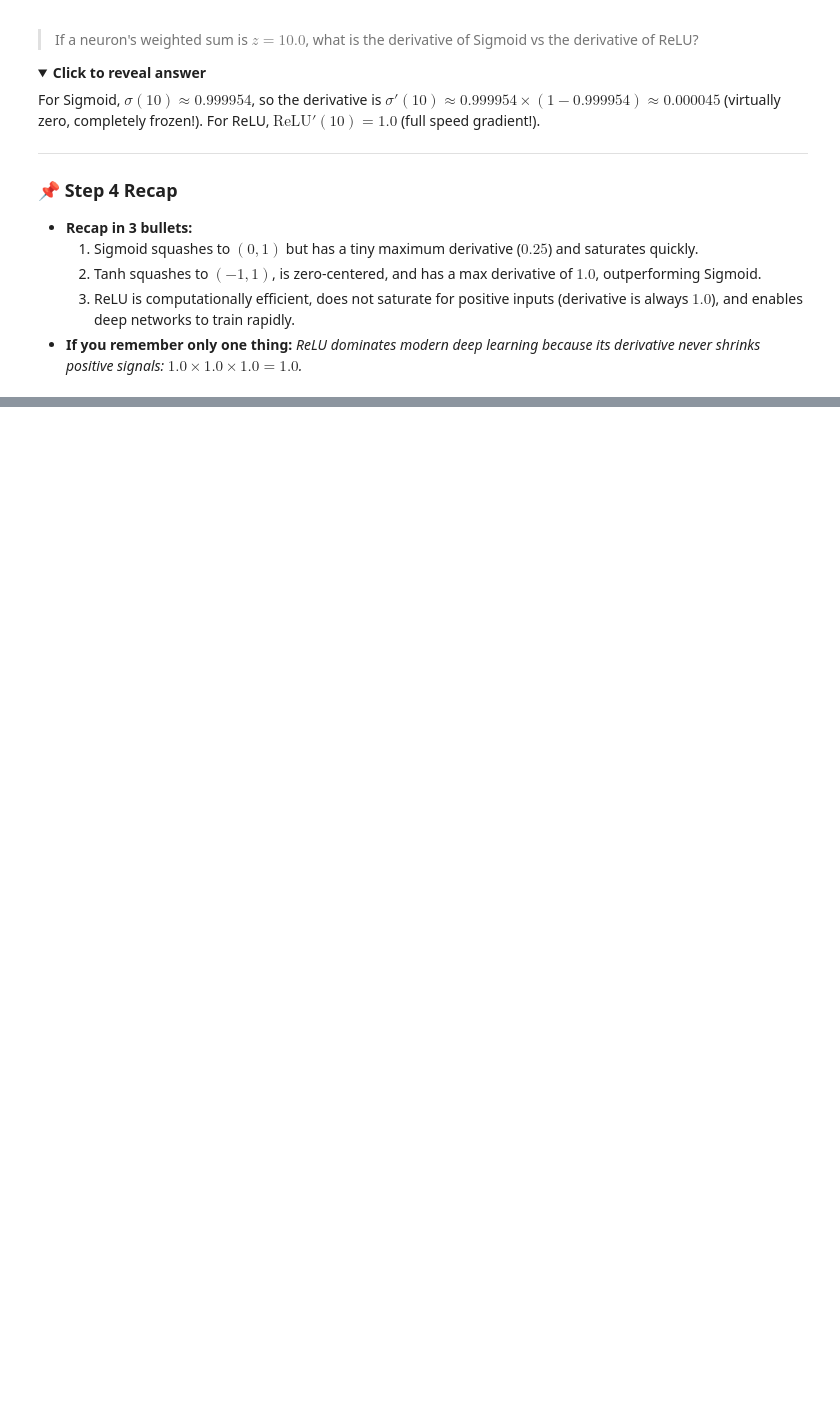
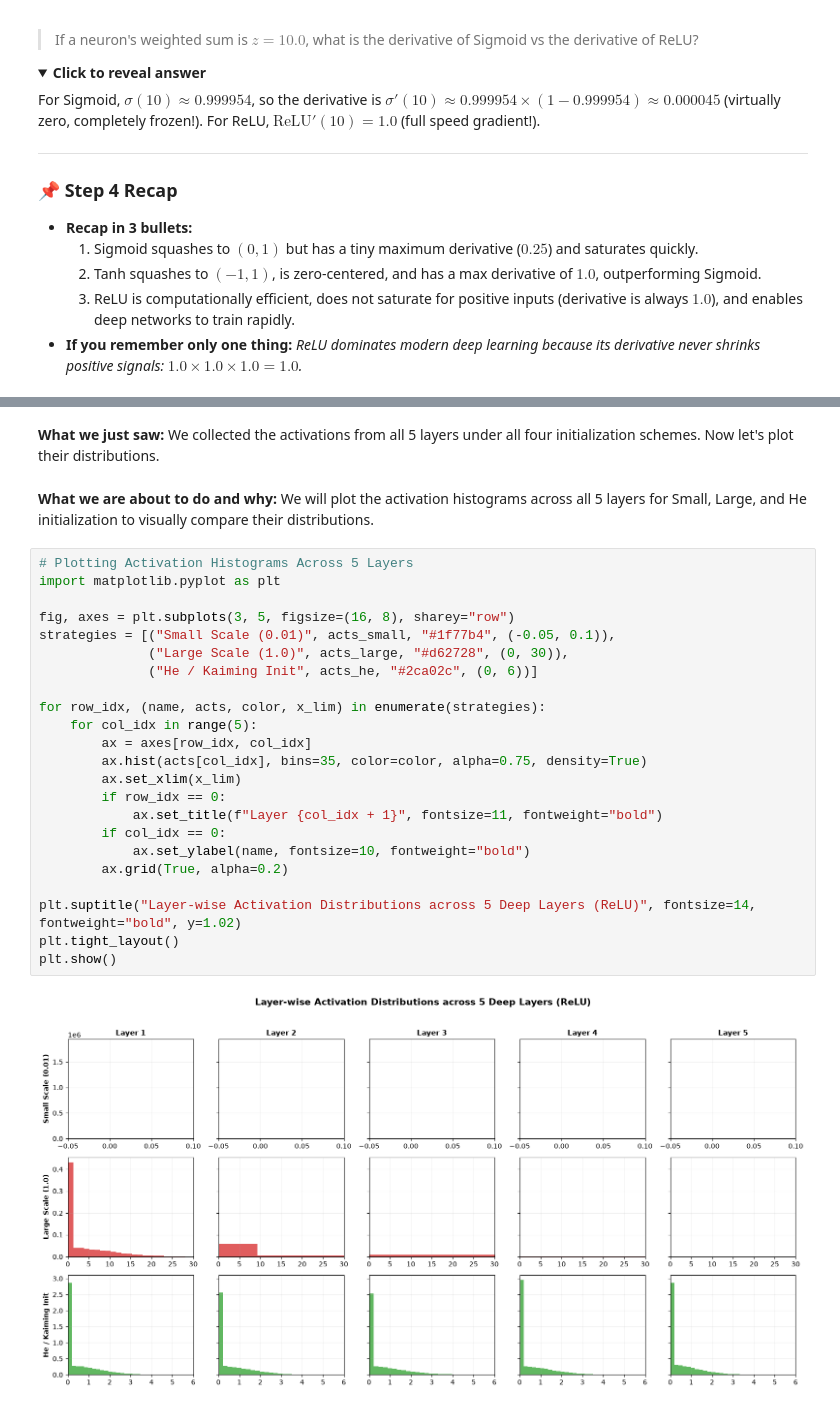
Before and after one commit to Arnav-Shrivastava/Neural-Networks-from-Scratch-Zero-To-Master, a Jupyter notebook: neural_network_from_scratch.ipynb, the cells around one changed output, grey strips where cells are left out. Saved outputs shown, nothing was run; the diff lists cells and outputs as text; folded sections open; blank space fills up the shorter version.

Commit message:
feat: weight initializations comparison and activation histograms

```diff
--- a/neural_network_from_scratch.ipynb
+++ b/neural_network_from_scratch.ipynb
@@ -1595,0 +1692,31 @@ For Sigmoid, $\sigma(10) \approx 0.999954$, so the derivative is $\sigma'(10) \a
+# %% [markdown]
+**What we just saw:**
+We collected the activations from all 5 layers under all four initialization schemes. Now let's plot their distributions.
+# %% [markdown]
+**What we are about to do and why:**
+We will plot the activation histograms across all 5 layers for Small, Large, and He initialization to visually compare their distributions.
+# %%
+# Plotting Activation Histograms Across 5 Layers
+import matplotlib.pyplot as plt
+
+fig, axes = plt.subplots(3, 5, figsize=(16, 8), sharey="row")
+strategies = [("Small Scale (0.01)", acts_small, "#1f77b4", (-0.05, 0.1)),
+              ("Large Scale (1.0)", acts_large, "#d62728", (0, 30)),
+              ("He / Kaiming Init", acts_he, "#2ca02c", (0, 6))]
+
+for row_idx, (name, acts, color, x_lim) in enumerate(strategies):
+    for col_idx in range(5):
+        ax = axes[row_idx, col_idx]
+        ax.hist(acts[col_idx], bins=35, color=color, alpha=0.75, density=True)
+        ax.set_xlim(x_lim)
+        if row_idx == 0:
+            ax.set_title(f"Layer {col_idx + 1}", fontsize=11, fontweight="bold")
+        if col_idx == 0:
+            ax.set_ylabel(name, fontsize=10, fontweight="bold")
+        ax.grid(True, alpha=0.2)
+
+plt.suptitle("Layer-wise Activation Distributions across 5 Deep Layers (ReLU)", fontsize=14, fontweight="bold", y=1.02)
+plt.tight_layout()
+plt.show()
+# %% [output]
+[figure, added]
```
Also changed, not shown: parts of 13 cells of this notebook, 1 other file.
